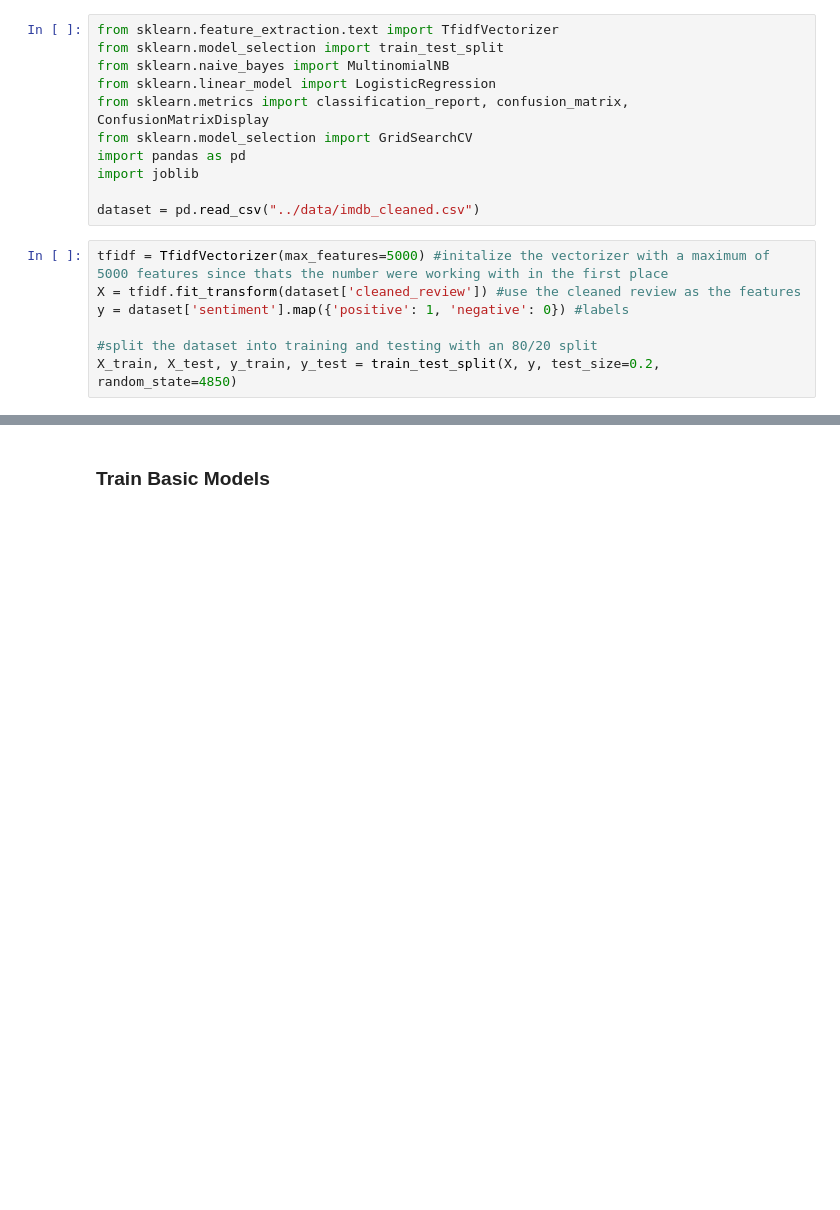
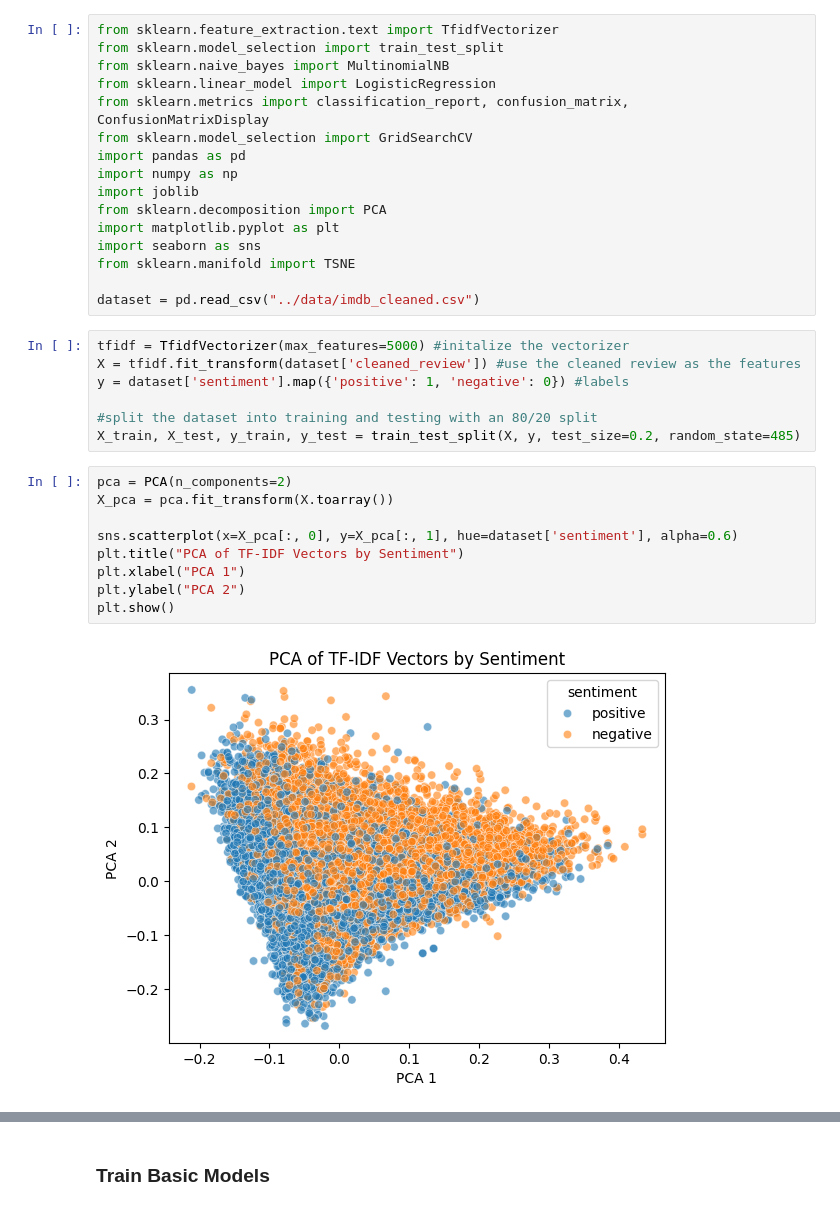
Before and after one commit to jasonyu17/IMDB-Sentiment-Classifier, a Jupyter notebook: notebooks/tfidf.ipynb, the cells around one changed output, grey strips where cells are left out. Saved outputs shown, nothing was run; the diff lists cells and outputs as text; blank space fills up the shorter version.

```diff
--- a/notebooks/tfidf.ipynb
+++ b/notebooks/tfidf.ipynb
@@ -6,13 +6,29 @@ from sklearn.linear_model import LogisticRegression
 from sklearn.metrics import classification_report, confusion_matrix, ConfusionMatrixDisplay
 from sklearn.model_selection import GridSearchCV
 import pandas as pd
+import numpy as np
 import joblib
+from sklearn.decomposition import PCA
+import matplotlib.pyplot as plt
+import seaborn as sns
+from sklearn.manifold import TSNE
 
 dataset = pd.read_csv("../data/imdb_cleaned.csv")
 # %%
-tfidf = TfidfVectorizer(max_features=5000) #initalize the vectorizer with a maximum of 5000 features since thats the number were working with in the first place
+tfidf = TfidfVectorizer(max_features=5000) #initalize the vectorizer
 X = tfidf.fit_transform(dataset['cleaned_review']) #use the cleaned review as the features
 y = dataset['sentiment'].map({'positive': 1, 'negative': 0}) #labels
 
 #split the dataset into training and testing with an 80/20 split
-X_train, X_test, y_train, y_test = train_test_split(X, y, test_size=0.2, random_state=4850)
+X_train, X_test, y_train, y_test = train_test_split(X, y, test_size=0.2, random_state=485)
+# %%
+pca = PCA(n_components=2)
+X_pca = pca.fit_transform(X.toarray())
+
+sns.scatterplot(x=X_pca[:, 0], y=X_pca[:, 1], hue=dataset['sentiment'], alpha=0.6)
+plt.title("PCA of TF-IDF Vectors by Sentiment")
+plt.xlabel("PCA 1")
+plt.ylabel("PCA 2")
+plt.show()
+# %% [output]
+[figure, added]
```
Also changed, not shown: parts of 10 cells of this notebook, 10 other files.
